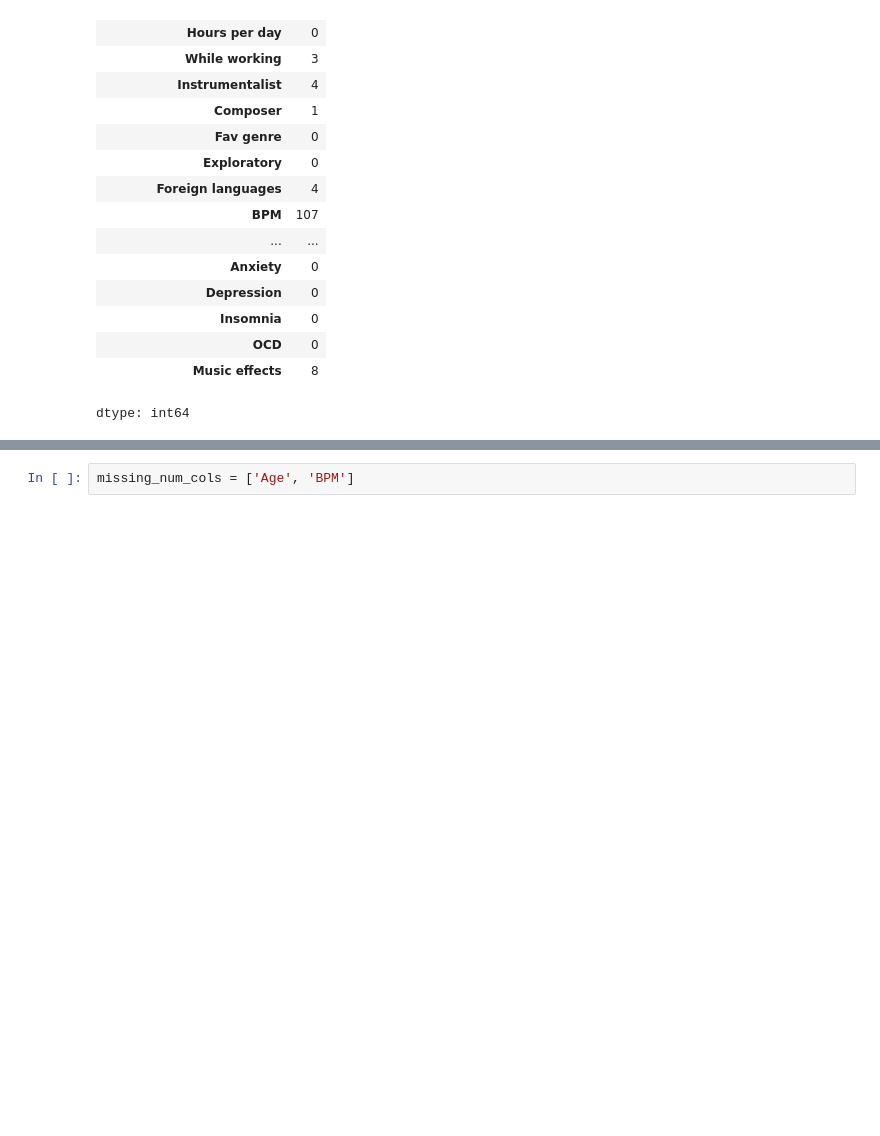
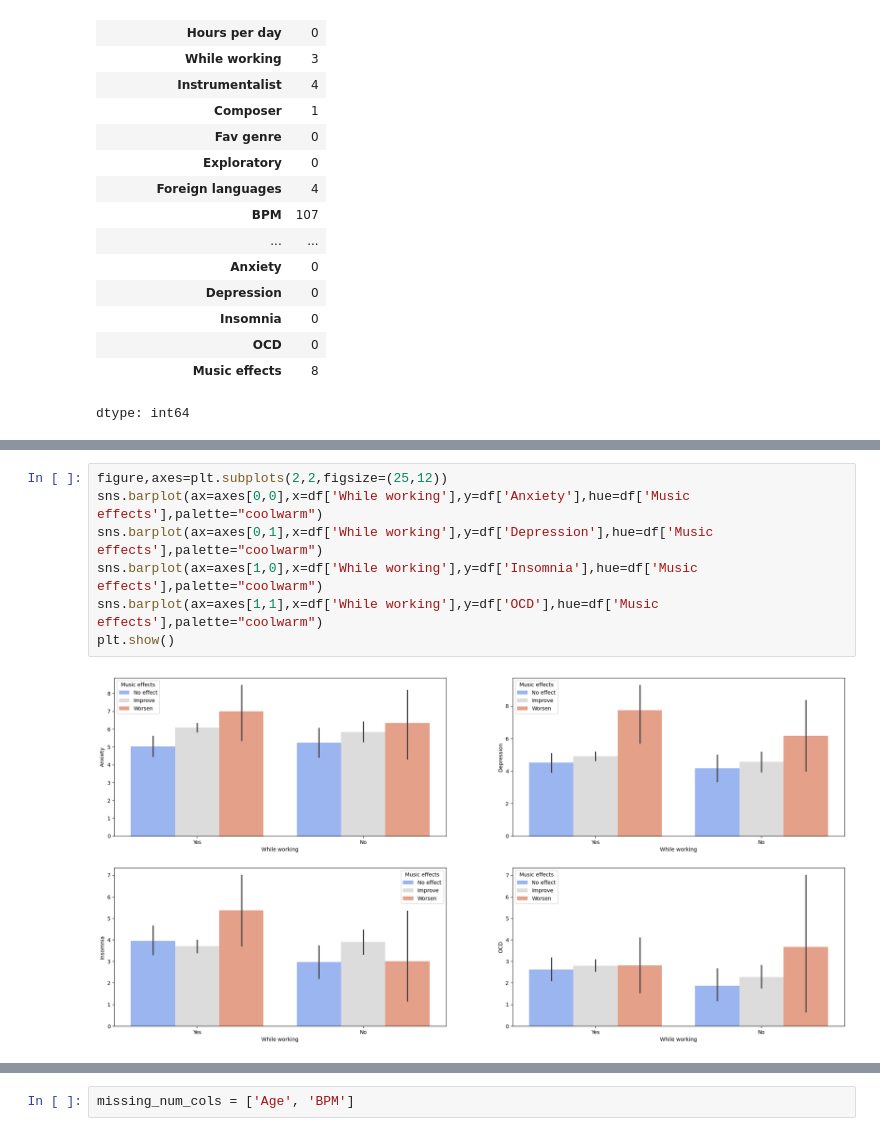
Before and after one commit to jniceshly/rm-mental-health-music, a Jupyter notebook: preprocessing.ipynb, the cells around one changed output, grey strips where cells are left out. Drawn from its saved outputs; the diff is of its cells as text; blank space fills up the shorter version.

```diff
--- a/preprocessing.ipynb
+++ b/preprocessing.ipynb
@@ -96,0 +145,9 @@ dtype: int64
+# %%
+figure,axes=plt.subplots(2,2,figsize=(25,12))
+sns.barplot(ax=axes[0,0],x=df['While working'],y=df['Anxiety'],hue=df['Music effects'],palette="coolwarm")
+sns.barplot(ax=axes[0,1],x=df['While working'],y=df['Depression'],hue=df['Music effects'],palette="coolwarm")
+sns.barplot(ax=axes[1,0],x=df['While working'],y=df['Insomnia'],hue=df['Music effects'],palette="coolwarm")
+sns.barplot(ax=axes[1,1],x=df['While working'],y=df['OCD'],hue=df['Music effects'],palette="coolwarm")
+plt.show()
+# %% [output]
+[figure, added]
```
Also changed, not shown: parts of 15 cells of this notebook.
